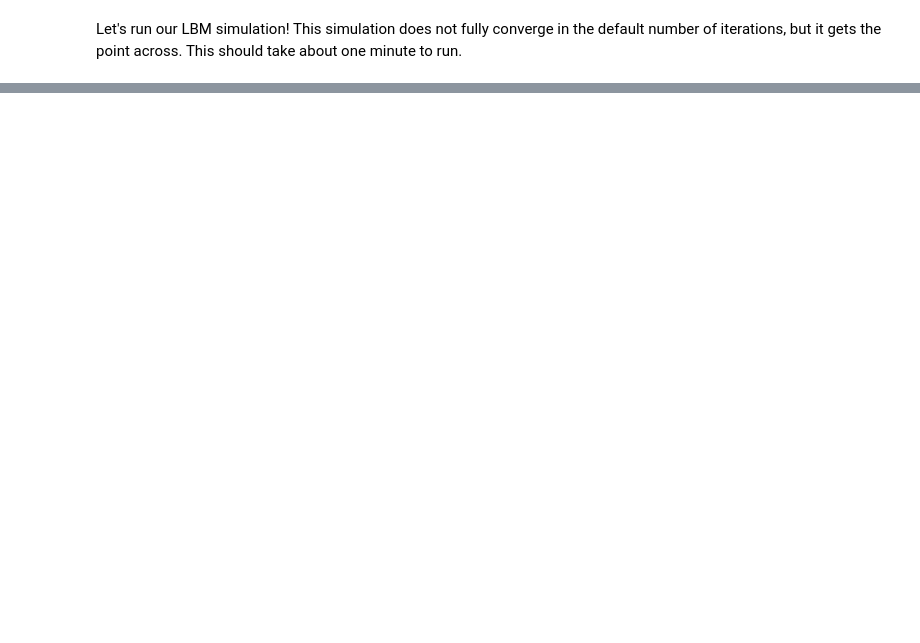
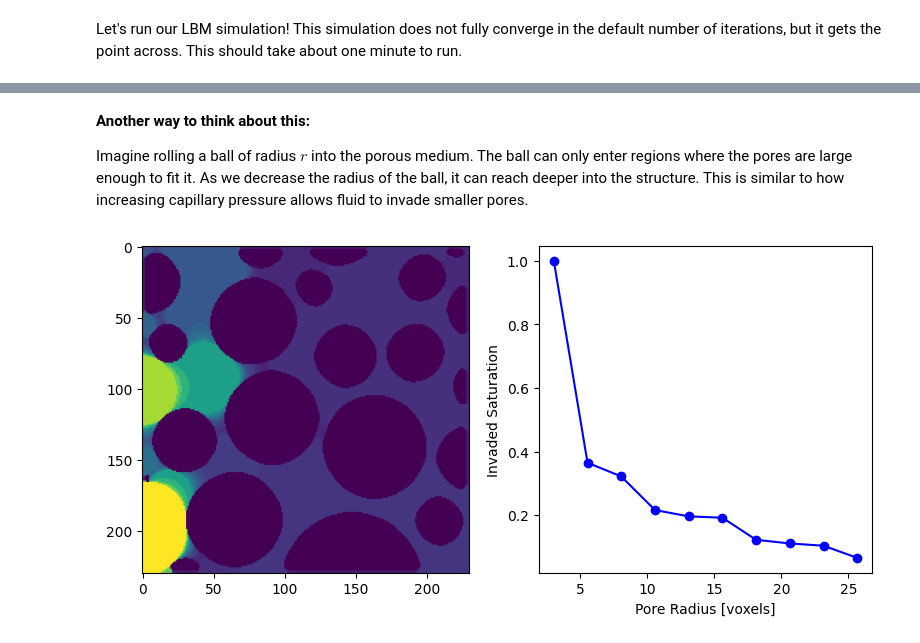
Before and after one commit to BC-Chang/porescale_permeability_2d, a Jupyter notebook: Permeability_2d.ipynb, the cells around one changed output, grey strips where cells are left out. Saved outputs shown, nothing was run; the diff lists cells and outputs as text; code cells hidden in the pictures; blank space fills up the shorter version.

```diff
--- a/Permeability_2d.ipynb
+++ b/Permeability_2d.ipynb
@@ -495,0 +412,14 @@ The MPLBM Workflow
+# %% [markdown]
+**Another way to think about this:**
+
+Imagine rolling a ball of radius $r$ into the porous medium. The ball can only enter regions where the pores are large enough to fit it. As we decrease the radius of the ball, it can reach deeper into the structure. This is similar to how increasing capillary pressure allows fluid to invade smaller pores.
+# %%
+fig, ax = plt.subplots(1, 2, figsize=[8, 4])
+ax[0].imshow(mip)
+ax[1].plot(pore_radii.R, 1-saturation, 'bo-')
+ax[1].set_ylabel('Invaded Saturation');
+ax[1].set_xlabel('Pore Radius [voxels]')
+
+plt.tight_layout()
+# %% [output]
+[figure, added]
```
Also changed, not shown: parts of 33 cells of this notebook.
